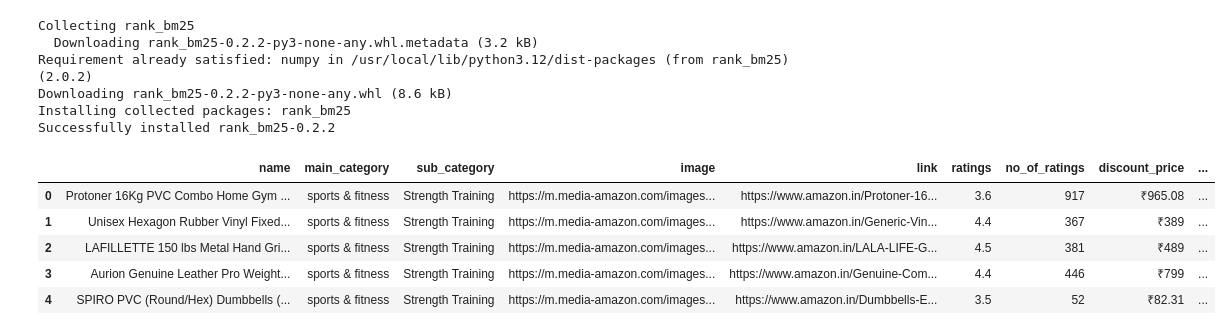
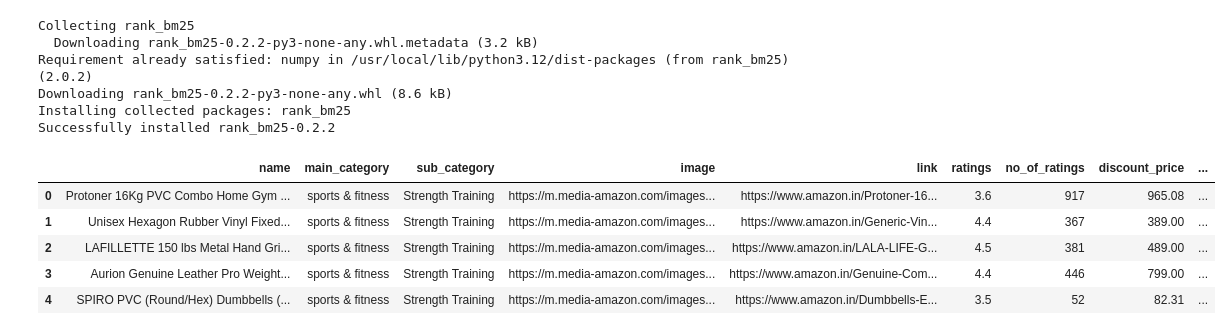
Before and after one commit to ler1223/retrieval_learn_project, a Jupyter notebook: retrival.ipynb, the cells around one changed output. Cells and saved outputs as stored; diff of their text form; code cells hidden in the pictures.

```diff
--- a/retrival.ipynb
+++ b/retrival.ipynb
@@ -43,3 +34,30 @@ for file in os.listdir(folder_path):
         full_path = os.path.join(folder_path, file)
         data = pd.read_csv(full_path)
         df = pd.concat([df, data], ignore_index=True)
+# %%
+df['discount_price'] = (
+    df['discount_price']
+    .str.replace('₹', '', regex=False)
+    .str.replace(',', '', regex=False)
+    .replace(['', 'NaN', 'null', 'None'], np.nan)
+    .astype(float)
+    .fillna(0)
+)
+# %%
+df['actual_price'] = (
+    df['actual_price']
+    .str.replace('₹', '', regex=False)
+    .str.replace(',', '', regex=False)
+    .replace(['', 'NaN', 'null', 'None'], np.nan)
+    .astype(float)
+    .fillna(0)
+)
+# %%
+df['ratings'] = (
+    df['ratings']
+    .str.replace('₹', '', regex=False)
+    .str.replace(',', '', regex=False)
+    .replace(['', 'NaN', 'null', 'None', 'Get', 'FREE'], np.nan)
+    .astype(float)
+    .fillna(0)
+)
@@ -122,24 +151,22 @@ Successfully installed rank_bm25-0.2.2
 # %%
 import numpy as np
 import string
 
-# Handle missing values
-df['name'] = df['name'].fillna('')
-
-# Tokenize, lowercase, and remove punctuation
 def preprocess_text(text):
     text = text.lower()
     text = text.translate(str.maketrans('', '', string.punctuation))
     tokens = text.split()
     return tokens
 
 df['tokenized_name'] = df['name'].apply(preprocess_text)
+df['tokenized_main_category'] = df['main_category'].apply(preprocess_text)
+df['tokenized_sub_category'] = df['sub_category'].apply(preprocess_text)
 
 display(df.head())
 # %% [output]
 |  | name | main_category | sub_category | image | link | ratings | no_of_ratings | discount_price | ... |
-| 0 | Protoner 16Kg PVC Combo Home Gym ... | sports & fitness | Strength Training | https://m.media-amazon.com/images... | https://www.amazon.in/Protoner-16... | 3.6 | 917 | ₹965.08 | ... |
-| 1 | Unisex Hexagon Rubber Vinyl Fixed... | sports & fitness | Strength Training | https://m.media-amazon.com/images... | https://www.amazon.in/Generic-Vin... | 4.4 | 367 | ₹389 | ... |
-| 2 | LAFILLETTE 150 lbs Metal Hand Gri... | sports & fitness | Strength Training | https://m.media-amazon.com/images... | https://www.amazon.in/LALA-LIFE-G... | 4.5 | 381 | ₹489 | ... |
-| 3 | Aurion Genuine Leather Pro Weight... | sports & fitness | Strength Training | https://m.media-amazon.com/images... | https://www.amazon.in/Genuine-Com... | 4.4 | 446 | ₹799 | ... |
-| 4 | SPIRO PVC (Round/Hex) Dumbbells (... | sports & fitness | Strength Training | https://m.media-amazon.com/images... | https://www.amazon.in/Dumbbells-E... | 3.5 | 52 | ₹82.31 | ... |
+| 0 | Protoner 16Kg PVC Combo Home Gym ... | sports & fitness | Strength Training | https://m.media-amazon.com/images... | https://www.amazon.in/Protoner-16... | 3.6 | 917 | 965.08 | ... |
+| 1 | Unisex Hexagon Rubber Vinyl Fixed... | sports & fitness | Strength Training | https://m.media-amazon.com/images... | https://www.amazon.in/Generic-Vin... | 4.4 | 367 | 389.00 | ... |
+| 2 | LAFILLETTE 150 lbs Metal Hand Gri... | sports & fitness | Strength Training | https://m.media-amazon.com/images... | https://www.amazon.in/LALA-LIFE-G... | 4.5 | 381 | 489.00 | ... |
+| 3 | Aurion Genuine Leather Pro Weight... | sports & fitness | Strength Training | https://m.media-amazon.com/images... | https://www.amazon.in/Genuine-Com... | 4.4 | 446 | 799.00 | ... |
+| 4 | SPIRO PVC (Round/Hex) Dumbbells (... | sports & fitness | Strength Training | https://m.media-amazon.com/images... | https://www.amazon.in/Dumbbells-E... | 3.5 | 52 | 82.31 | ... |
```
Also changed, not shown: parts of 28 cells of this notebook.
